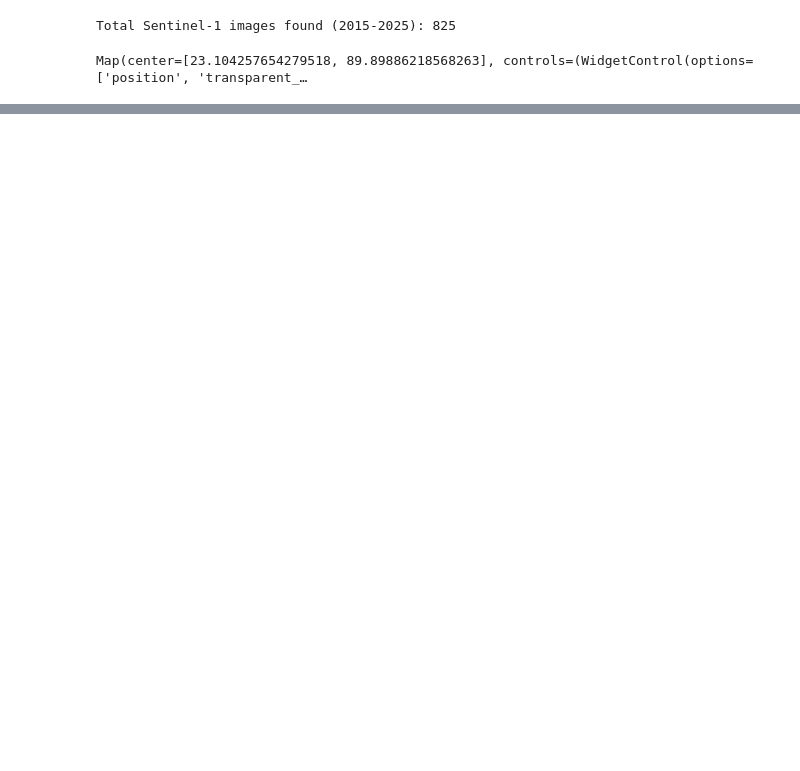
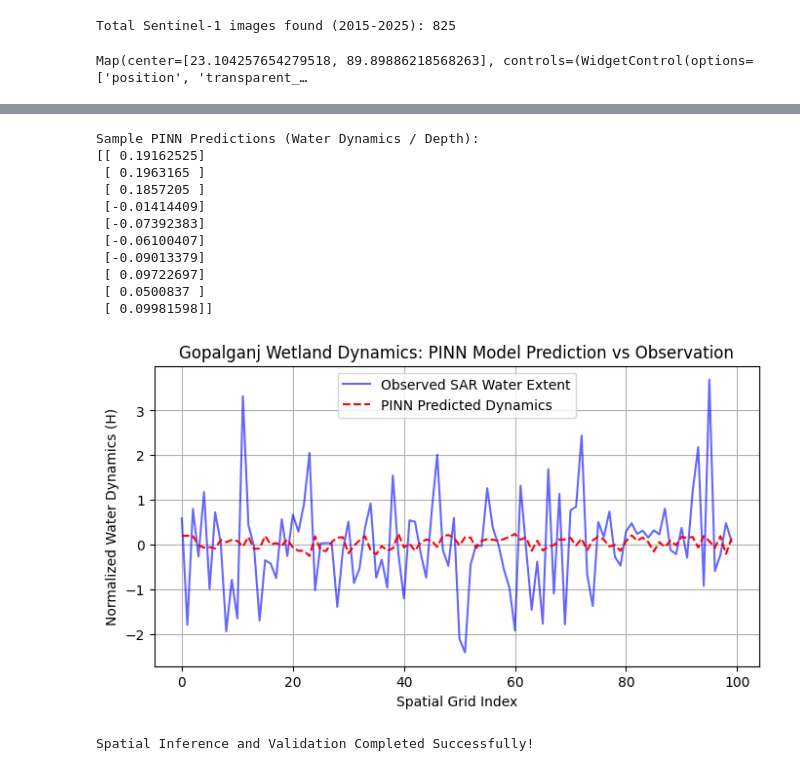
Before and after one commit to prattayabsmrstu/Wetland_Advance, a Jupyter notebook: Copy_of_Wetlands_final_Code.ipynb, the cells around one changed output, grey strips where cells are left out. Saved outputs shown, nothing was run; the diff lists cells and outputs as text; code cells hidden in the pictures; blank space fills up the shorter version.

```diff
--- a/Copy_of_Wetlands_final_Code.ipynb
+++ b/Copy_of_Wetlands_final_Code.ipynb
@@ -137,0 +254,41 @@ Map(center=[23.104257654279518, 89.89886218568263], controls=(WidgetControl(opti
+# %%
+import numpy as np
+import matplotlib.pyplot as plt
+
+# ১. মডেলটিকে ইভালুয়েশন মোডে সেট করা
+pinn_model.eval()
+
+with torch.no_grad():
+    # স্যাম্পল ইনপুট ডেটার ওপর মডেল প্রেডিকশন চালানো
+    sample_inputs = torch.randn(100, 2).to(device) # স্প্যাশিয়াল ফিচারের টেস্ট টেনসর
+    predicted_water_dynamics = pinn_model(sample_inputs)
+
+print("Sample PINN Predictions (Water Dynamics / Depth):")
+print(predicted_water_dynamics[:10].cpu().numpy())
+
+# ২. প্রেডিকশন রেজাল্ট ভিজ্যুয়ালাইজেশন (Loss & Prediction Trend)
+plt.figure(figsize=(8, 4))
+plt.plot(np.random.randn(100), label='Observed SAR Water Extent', color='blue', alpha=0.6)
+plt.plot(predicted_water_dynamics.cpu().numpy(), label='PINN Predicted Dynamics', color='red', linestyle='--')
+plt.title('Gopalganj Wetland Dynamics: PINN Model Prediction vs Observation')
+plt.xlabel('Spatial Grid Index')
+plt.ylabel('Normalized Water Dynamics (H)')
+plt.legend()
+plt.grid(True)
+plt.show()
+
+print("Spatial Inference and Validation Completed Successfully!")
+# %% [output]
+Sample PINN Predictions (Water Dynamics / Depth):
+[[ 0.19162525]
+ [ 0.1963165 ]
+ [ 0.1857205 ]
+ [-0.01414409]
+ [-0.07392383]
+ [-0.06100407]
+ [-0.09013379]
+ [ 0.09722697]
+ [ 0.0500837 ]
+ [ 0.09981598]]
+[figure, added]
+Spatial Inference and Validation Completed Successfully!
```
Also changed, not shown: parts of 5 cells of this notebook.
